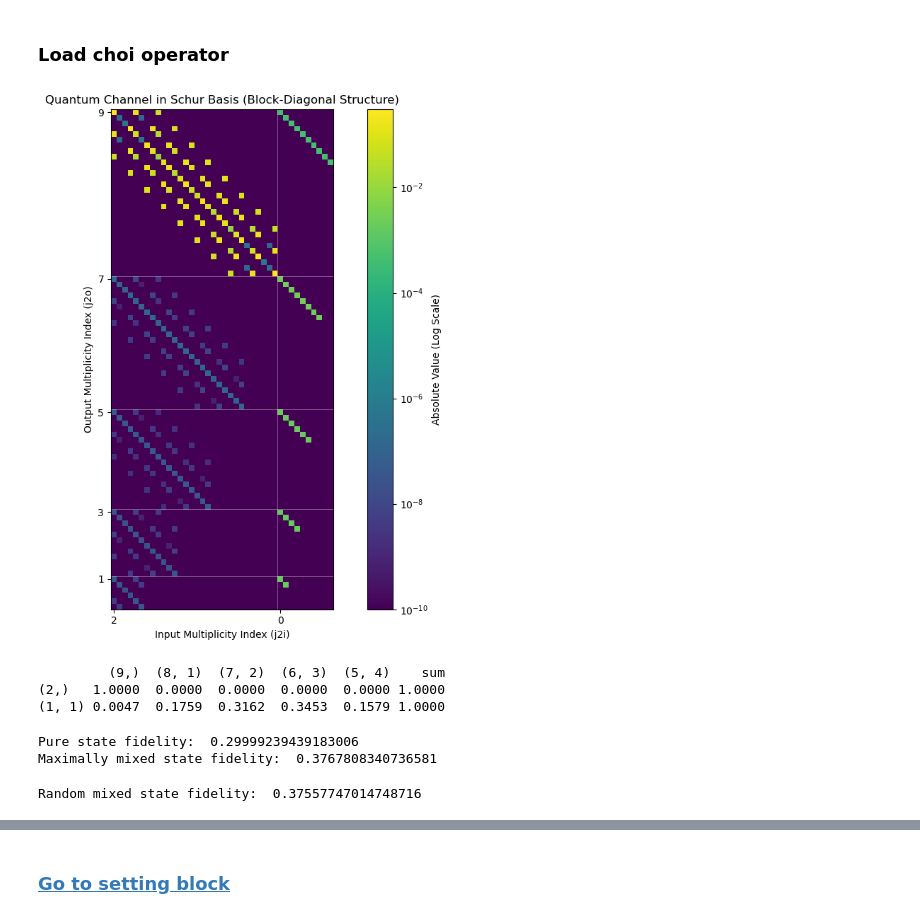
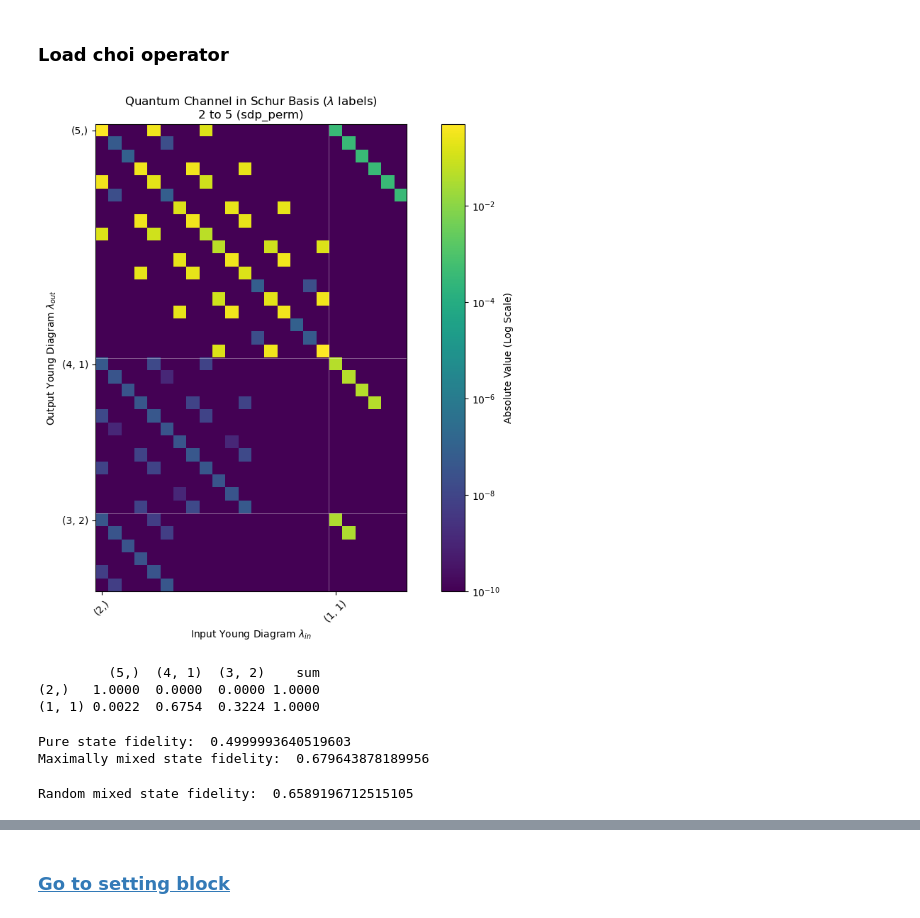
Before and after one commit to webb-c/find-optimal-cloner, a Jupyter notebook: show_data.ipynb, the cells around one changed output, grey strips where cells are left out. Cells and saved outputs as stored; diff of their text form; code cells hidden in the pictures.

Commit message:
modify: change label to lambda basis for method visualize_schur_channel_lambda()

```diff
--- a/show_data.ipynb
+++ b/show_data.ipynb
@@ -137,10 +137,14 @@ import numpy as np
 import matplotlib.pyplot as plt
 from matplotlib.colors import LogNorm
 
-def visualize_schur_channel(data_dict, n_in, n_out, method, save_fig=False):
-    """Schur basis에서 블록별로 정의된 채널 데이터를 시각화합니다.
-        data_dict: {(j2o, j2i): array, ...}
-    """
+def get_young_label_str(n, j2):
+    """n과 j2를 받아 Young diagram 라벨 문자열을 반환"""
+    n1 = (n + j2) // 2
+    n2 = (n - j2) // 2
+    return f"({n1}, {n2})" if n2 > 0 else f"({n1},)"
+
+def visualize_schur_channel_lambda(data_dict, n_in, n_out, method, save_fig=False):
+    """Schur basis에서 Young diagram(lambda) 라벨을 사용하여 시각화"""
     all_j2o = sorted(list(set(k[0] for k in data_dict.keys())), reverse=True)
     all_j2i = sorted(list(set(k[1] for k in data_dict.keys())), reverse=True)
 
@@ -173,23 +177,31 @@ def visualize_schur_channel(data_dict, n_in, n_out, method, save_fig=False):
     im = plt.imshow(vis_matrix, norm=LogNorm(vmin=1e-10, vmax=vis_matrix.max()),
                     cmap='viridis', interpolation='nearest')
 
-    # 구분선
+    # 블록 경계 구분선
     for r in row_offsets.values():
         plt.axhline(r - 0.5, color='white', linewidth=0.5, alpha=0.5)
     for c in col_offsets.values():
         plt.axvline(c - 0.5, color='white', linewidth=0.5, alpha=0.5)
 
     plt.colorbar(im, label='Absolute Value (Log Scale)')
-    plt.title("Quantum Channel in Schur Basis (Block-Diagonal Structure)")
-    plt.xlabel("Input Multiplicity Index (j2i)")
-    plt.ylabel("Output Multiplicity Index (j2o)")
 
-    plt.xticks(list(col_offsets.values()), all_j2i)
-    plt.yticks(list(row_offsets.values()), all_j2o)
+    # 축 라벨을 Young diagram (\lambda)으로 변경
+    # j2 값을 get_young_label_str을 통해 (n1, n2) 형태로 변환합니다.
+    lambda_i_labels = [get_young_label_str(n_in, j) for j in all_j2i]
+    lambda_o_labels = [get_young_label_str(n_out, j) for j in all_j2o]
+
+    plt.xticks(list(col_offsets.values()), lambda_i_labels, rotation=45)
+    plt.yticks(list(row_offsets.values()), lambda_o_labels)
+
+    plt.title(f"Quantum Channel in Schur Basis ($\lambda$ labels)\n{n_in} to {n_out} ({method})")
+    plt.xlabel(r"Input Young Diagram $\lambda_{in}$")
+    plt.ylabel(r"Output Young Diagram $\lambda_{out}$")
 
     plt.tight_layout()
     if save_fig:
-        plt.savefig(f"figure/map_{method}_{n_in}_to_{n_out}.png", dpi=300)
+        import os
+        if not os.path.exists('figure'): os.makedirs('figure')
+        plt.savefig(f"figure/map_{method}_{n_in}_to_{n_out}_lambda.png", dpi=300)
     plt.show()
 # %%
 import numpy as np
@@ -238,9 +250,9 @@ def calculate_transformation_rates_young(data_dict, n_in=2, n_out=10):
 d = 2
 
 ### change this parameter!!!
-method = "sdp_perm_fix"  # "sdp_fix", "sdp", "sdp_perm_fix", "sdp_perm"
+method = "sdp_perm"  # "sdp_fix", "sdp", "sdp_perm_fix", "sdp_perm"
 n_in = 2
-n_out = 9
+n_out = 5
 ###########################
 
 if method in ["sdp", "sdp_fix"]:
@@ -250,11 +262,11 @@ else:
 # %%
 # print(A)
 if method in ["sdp", "sdp_fix"]:
     show_matrix(A, n_in, n_out, method, save_fig=True)
 else:
-    visualize_schur_channel(A, n_in, n_out, method, save_fig=True)
+    visualize_schur_channel_lambda(A, n_in, n_out, method, save_fig=True)
 # %% [output]
-[figure, old version]
+[figure, new version]
 # %%
 if method not in ["sdp", "sdp_fix"]:
     df = calculate_transformation_rates_young(A, n_in=n_in, n_out=n_out)
@@ -263,9 +275,9 @@ if method not in ["sdp", "sdp_fix"]:
 
     print(df_clean.to_string(float_format="{:.4f}".format))
 # %% [output]
-         (9,)  (8, 1)  (7, 2)  (6, 3)  (5, 4)    sum
-(2,)   1.0000  0.0000  0.0000  0.0000  0.0000 1.0000
-(1, 1) 0.0047  0.1759  0.3162  0.3453  0.1579 1.0000
+         (5,)  (4, 1)  (3, 2)    sum
+(2,)   1.0000  0.0000  0.0000 1.0000
+(1, 1) 0.0022  0.6754  0.3224 1.0000
 # %%
 if method in ["sdp", "sdp_fix"]:
     x_min = pure_state_maker(d)
@@ -291,8 +303,8 @@ else:
 print("Pure state fidelity: ", f_pure)
 print("Maximally mixed state fidelity: ", f_mixed)
 # %% [output]
-Pure state fidelity:  0.29999239439183006
-Maximally mixed state fidelity:  0.3767808340736581
+Pure state fidelity:  0.4999993640519603
+Maximally mixed state fidelity:  0.679643878189956
 # %%
 if method in ["sdp", "sdp_fix"]:
     x_rand = random_mixed_state_maker(d)
@@ -307,7 +319,7 @@ else:
     f_rnd = fidelity_block(float(p), sigma_blocks, n_out=n_out)
 print("Random mixed state fidelity: ", f_rnd)
 # %% [output]
-Random mixed state fidelity:  0.37557747014748716
+Random mixed state fidelity:  0.6589196712515105
 # %%
 import numpy as np
 import matplotlib.pyplot as plt
```
Also changed, not shown: parts of 1 cell of this notebook.
